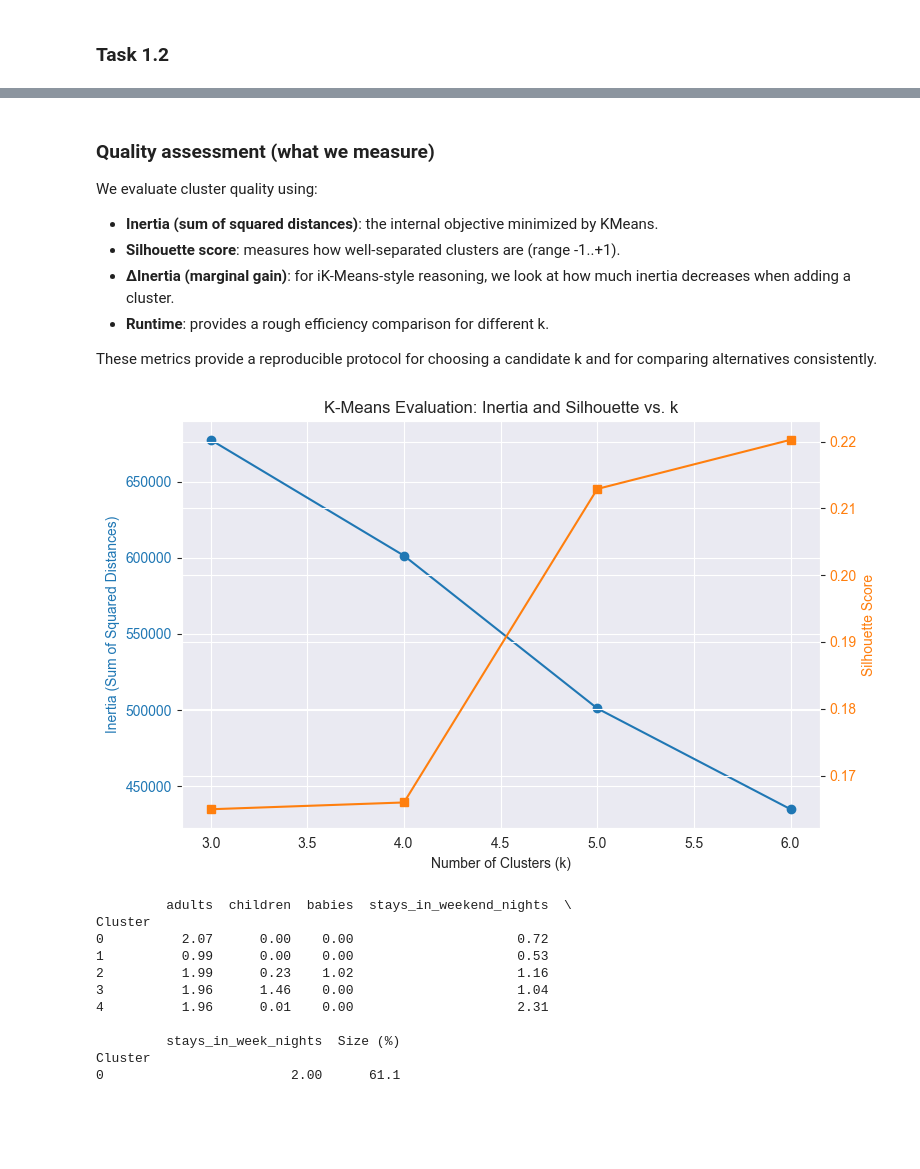
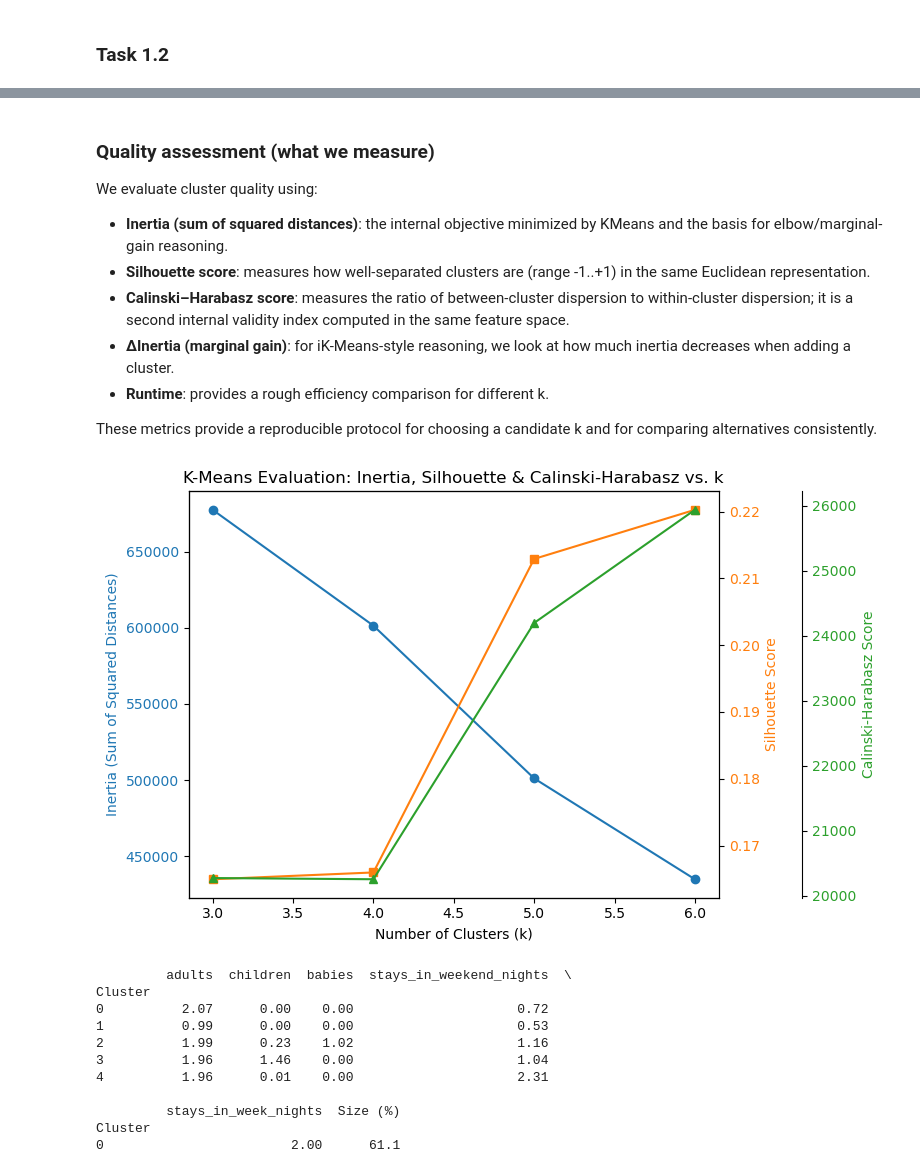
Before and after one commit to bsnabais-boop/ANSuper-Project, a Jupyter notebook: hotel_booking.ipynb, the cells around one changed output, grey strips where cells are left out. Drawn from its saved outputs; the diff is of its cells as text; code cells hidden in the pictures; blank space fills up the shorter version.

```diff
--- a/hotel_booking.ipynb
+++ b/hotel_booking.ipynb
@@ -150,6 +150,7 @@ def run_kmeans_range(X, k_range):
             'labels': labels,
             'inertia': model.inertia_,
             'silhouette': silhouette_score(X, labels, sample_size=20000, random_state=42),
+            'calinski_harabasz': calinski_harabasz_score(X, labels),
             'runtime': runtime
         }
     return results
@@ -199,8 +200,12 @@ for name, feats in feature_sets.items():
     }
 
     for k, res in k_results.items():
-        print(f"{name} k={k} | Inertia={res['inertia']:.2f} | Silhouette={res['silhouette']:.4f} | Runtime={res['runtime']:.3f}s")
-
+        print(
+            f"{name} k={k} | Inertia={res['inertia']:.2f} | "
+            f"Silhouette={res['silhouette']:.4f} | "
+            f"Calinski-Harabasz={res['calinski_harabasz']:.1f} | "
+            f"Runtime={res['runtime']:.3f}s"
+        )
 selected_variant = 'without_hotel'
 selected_results = comparison_results[selected_variant]
 
@@ -211,6 +216,7 @@ for k in k_range:
         'k': k,
         'Inertia': res['inertia'],
         'Silhouette': res['silhouette'],
+        'Calinski-Harabasz': res['calinski_harabasz'],
         'Runtime (s)': res['runtime'],
         'Model': res['model'],
         'Labels': res['labels']
@@ -251,39 +259,49 @@ This means the baseline analysis proceeds with the `without_hotel` variant and `
 ### Quality assessment (what we measure)
 
 We evaluate cluster quality using:
-- **Inertia (sum of squared distances)**: the internal objective minimized by KMeans.
-- **Silhouette score**: measures how well-separated clusters are (range -1..+1).
+- **Inertia (sum of squared distances)**: the internal objective minimized by KMeans and the basis for elbow/marginal-gain reasoning.
+- **Silhouette score**: measures how well-separated clusters are (range -1..+1) in the same Euclidean representation.
+- **Calinski–Harabasz score**: measures the ratio of between-cluster dispersion to within-cluster dispersion; it is a second internal validity index computed in the same feature space.
 - **ΔInertia (marginal gain)**: for iK-Means-style reasoning, we look at how much inertia decreases when adding a cluster.
 - **Runtime**: provides a rough efficiency comparison for different k.
 
 These metrics provide a reproducible protocol for choosing a candidate k and for comparing alternatives consistently.
 # %%
-# INTERNAL INDICES VISUALIZATION (Elbow & Silhouette)
+# INTERNAL INDICES VISUALIZATION (Elbow, Silhouette & Calinski-Harabasz)
 
 inertia_vals = [res['Inertia'] for res in kmeans_results]
 sil_vals = [res['Silhouette'] for res in kmeans_results]
+ch_vals = [res['Calinski-Harabasz'] for res in kmeans_results]
 
 fig, ax1 = plt.subplots(figsize=(8, 5))
 
-# Plot Inertia (Left Y-axis)
+# Inertia (Left Y-axis)
 color = 'tab:blue'
 ax1.set_xlabel('Number of Clusters (k)')
 ax1.set_ylabel('Inertia (Sum of Squared Distances)', color=color)
 ax1.plot(k_range, inertia_vals, marker='o', color=color, label='Inertia')
 ax1.tick_params(axis='y', labelcolor=color)
 
-# Plot Silhouette (Right Y-axis)
+# Silhouette (Right Y-axis)
 ax2 = ax1.twinx()
 color = 'tab:orange'
 ax2.set_ylabel('Silhouette Score', color=color)
 ax2.plot(k_range, sil_vals, marker='s', color=color, label='Silhouette')
 ax2.tick_params(axis='y', labelcolor=color)
 
-plt.title('K-Means Evaluation: Inertia and Silhouette vs. k')
+# Calinski-Harabasz on a second right axis
+ax3 = ax1.twinx()
+color = 'tab:green'
+ax3.spines['right'].set_position(('outward', 60))
+ax3.set_ylabel('Calinski-Harabasz Score', color=color)
+ax3.plot(k_range, ch_vals, marker='^', color=color, label='Calinski-Harabasz')
+ax3.tick_params(axis='y', labelcolor=color)
+
+plt.title('K-Means Evaluation: Inertia, Silhouette & Calinski-Harabasz vs. k')
 fig.tight_layout()
 plt.show()
 # %% [output]
-[figure, old version]
+[figure, new version]
 # %%
 # INITIAL INTERPRETATION OF CLUSTER PROFILES
 
```
Also changed, not shown: parts of 18 cells of this notebook.
